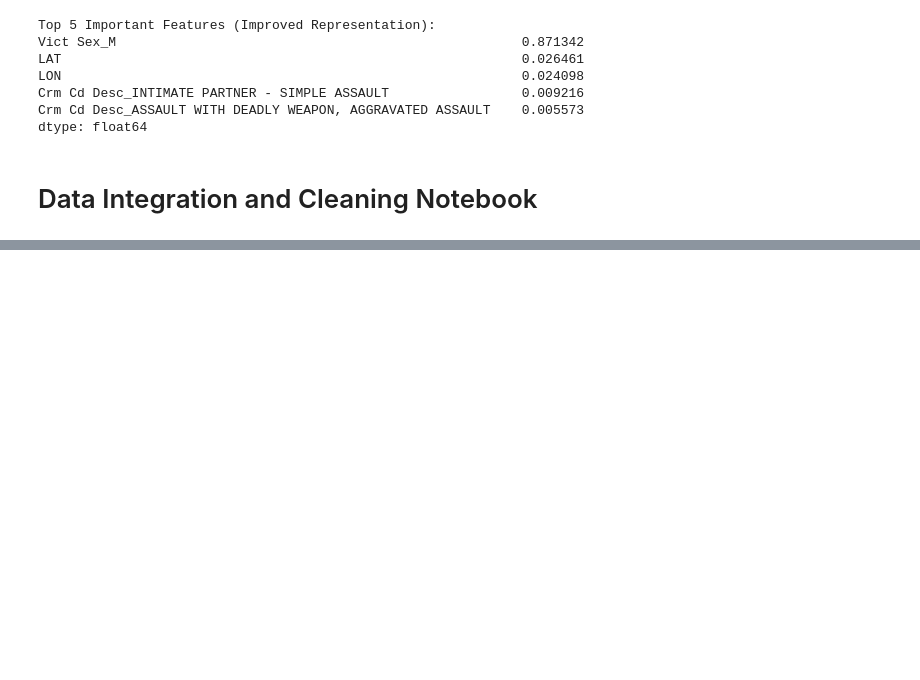
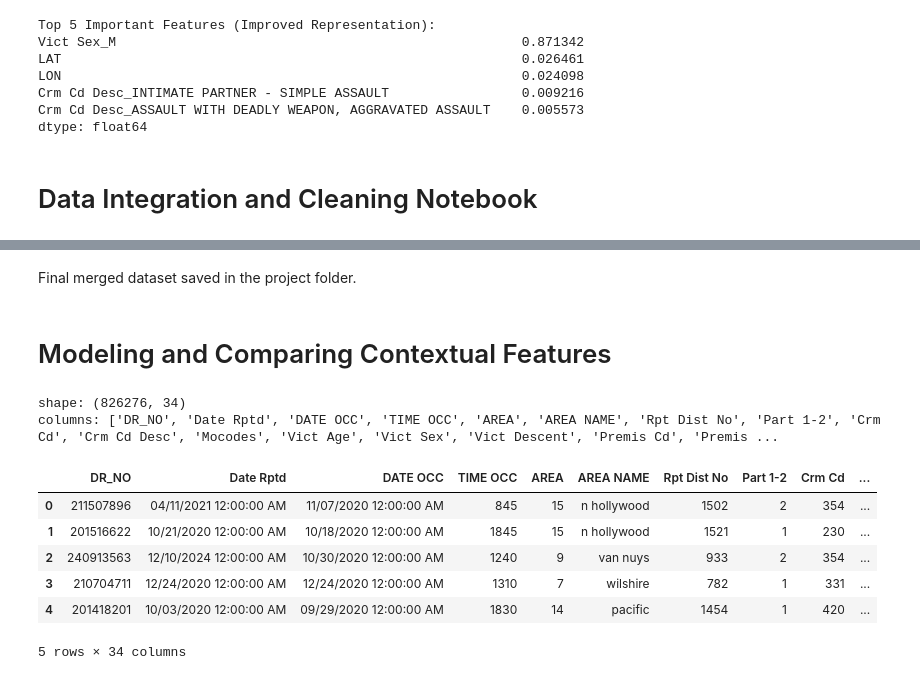
Before and after one commit to smmurali/DTSC_3602, a Jupyter notebook: dtsc3602_eda.ipynb, the cells around one changed output, grey strips where cells are left out. Saved outputs shown, nothing was run; the diff lists cells and outputs as text; code cells hidden in the pictures; blank space fills up the shorter version.

```diff
--- a/dtsc3602_eda.ipynb
+++ b/dtsc3602_eda.ipynb
@@ -220,0 +383,35 @@ plt.show()
+# %% [markdown]
+Final merged dataset saved in the project folder.
+# %% [markdown]
+# Modeling and Comparing Contextual Features
+# %%
+import pandas as pd
+import numpy as np
+from sklearn.model_selection import train_test_split
+from sklearn.preprocessing import StandardScaler, OneHotEncoder
+from sklearn.compose import ColumnTransformer
+from sklearn.pipeline import Pipeline
+from sklearn.ensemble import RandomForestClassifier
+from sklearn.metrics import accuracy_score, precision_score, recall_score, f1_score, classification_report
+import matplotlib.pyplot as plt
+import seaborn as sns
+
+merged_df = pd.read_csv(r"C:\Users\smrit\OneDrive\Desktop\DTSC 3602\Project\Datasets\Merged_Final.csv")
+merged_df = merged_df.dropna(subset=[
+    'Vict Age', 'Vict Sex', 'Vict Descent', 'AREA NAME',
+    'avg_area_income', 'crime_count', 'income_bracket', 'Crm Cd Desc'
+])
+
+print("shape:", merged_df.shape)
+print("columns:", merged_df.columns.tolist())
+merged_df.head()
+# %% [output]
+shape: (826276, 34)
+columns: ['DR_NO', 'Date Rptd', 'DATE OCC', 'TIME OCC', 'AREA', 'AREA NAME', 'Rpt Dist No', 'Part 1-2', 'Crm Cd', 'Crm Cd Desc', 'Mocodes', 'Vict Age', 'Vict Sex', 'Vict Descent', 'Premis Cd', 'Premis ...
+|  | DR_NO | Date Rptd | DATE OCC | TIME OCC | AREA | AREA NAME | Rpt Dist No | Part 1-2 | Crm Cd | ... |
+| 0 | 211507896 | 04/11/2021 12:00:00 AM | 11/07/2020 12:00:00 AM | 845 | 15 | n hollywood | 1502 | 2 | 354 | ... |
+| 1 | 201516622 | 10/21/2020 12:00:00 AM | 10/18/2020 12:00:00 AM | 1845 | 15 | n hollywood | 1521 | 1 | 230 | ... |
+| 2 | 240913563 | 12/10/2024 12:00:00 AM | 10/30/2020 12:00:00 AM | 1240 | 9 | van nuys | 933 | 2 | 354 | ... |
+| 3 | 210704711 | 12/24/2020 12:00:00 AM | 12/24/2020 12:00:00 AM | 1310 | 7 | wilshire | 782 | 1 | 331 | ... |
+| 4 | 201418201 | 10/03/2020 12:00:00 AM | 09/29/2020 12:00:00 AM | 1830 | 14 | pacific | 1454 | 1 | 420 | ... |
+5 rows × 34 columns
```
Also changed, not shown: parts of 31 cells of this notebook.
